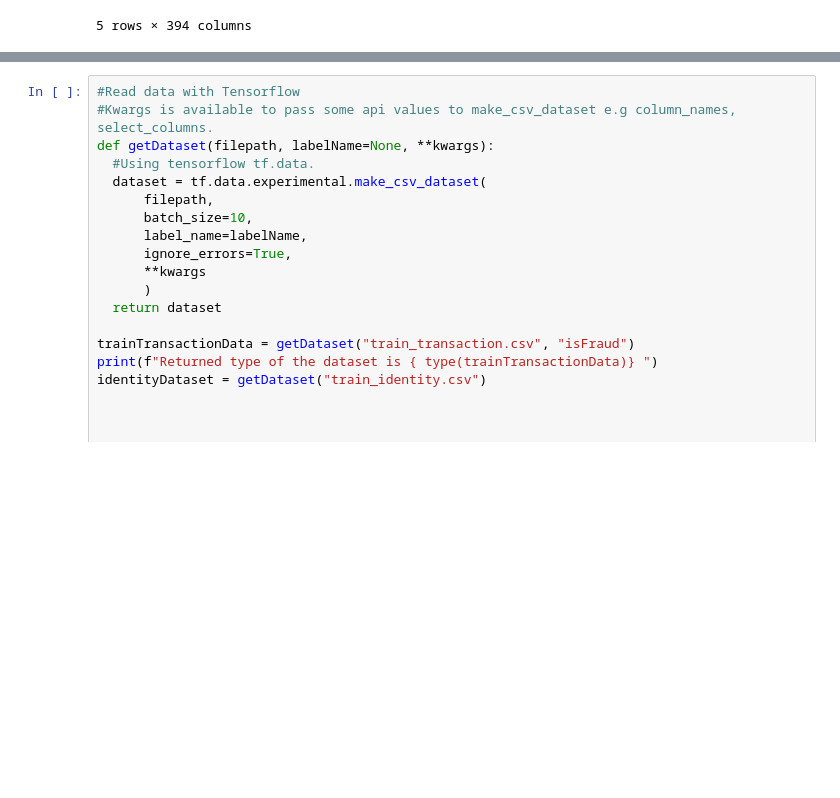
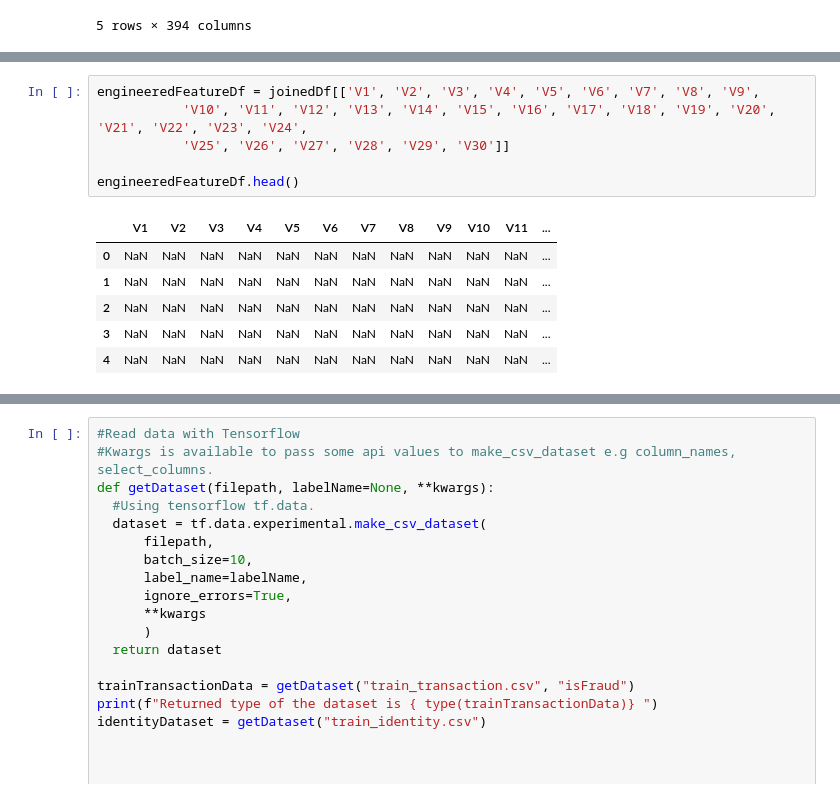
Before and after one commit to adekunleba/tensorflow_tutorial, a Jupyter notebook: IEEE_CIS_Fraud_Detection_Kaggle_Dataset.ipynb, the cells around one changed output, grey strips where cells are left out. Saved outputs shown, nothing was run; the diff lists cells and outputs as text; blank space fills up the shorter version.

```diff
--- a/IEEE_CIS_Fraud_Detection_Kaggle_Dataset.ipynb
+++ b/IEEE_CIS_Fraud_Detection_Kaggle_Dataset.ipynb
@@ -160,3 +248,16 @@ transactionData.head()
+# %%
+engineeredFeatureDf = joinedDf[['V1', 'V2', 'V3', 'V4', 'V5', 'V6', 'V7', 'V8', 'V9',
+           'V10', 'V11', 'V12', 'V13', 'V14', 'V15', 'V16', 'V17', 'V18', 'V19', 'V20', 'V21', 'V22', 'V23', 'V24',
+           'V25', 'V26', 'V27', 'V28', 'V29', 'V30']]
+
+engineeredFeatureDf.head()
+# %% [output]
+|  | V1 | V2 | V3 | V4 | V5 | V6 | V7 | V8 | V9 | V10 | V11 | ... |
+| 0 | NaN | NaN | NaN | NaN | NaN | NaN | NaN | NaN | NaN | NaN | NaN | ... |
+| 1 | NaN | NaN | NaN | NaN | NaN | NaN | NaN | NaN | NaN | NaN | NaN | ... |
+| 2 | NaN | NaN | NaN | NaN | NaN | NaN | NaN | NaN | NaN | NaN | NaN | ... |
+| 3 | NaN | NaN | NaN | NaN | NaN | NaN | NaN | NaN | NaN | NaN | NaN | ... |
+| 4 | NaN | NaN | NaN | NaN | NaN | NaN | NaN | NaN | NaN | NaN | NaN | ... |
 # %% [markdown]
 Loading csv data with Tensorflow 2.0 using tf.data.experimenta.make_csv_dataset.
 `Well I don't know why the experimental csv is still in experimental though.` So there is however another api in `tf.data.TextDataTextLineDataset` which reads and produce a `TextLineDatasetV2` dataset which is in contrast to the type generated by `tf.data.experimenta.make_csv_dataset` which produces a `PrefetchDataset`.
```
Also changed, not shown: parts of 19 cells of this notebook.
